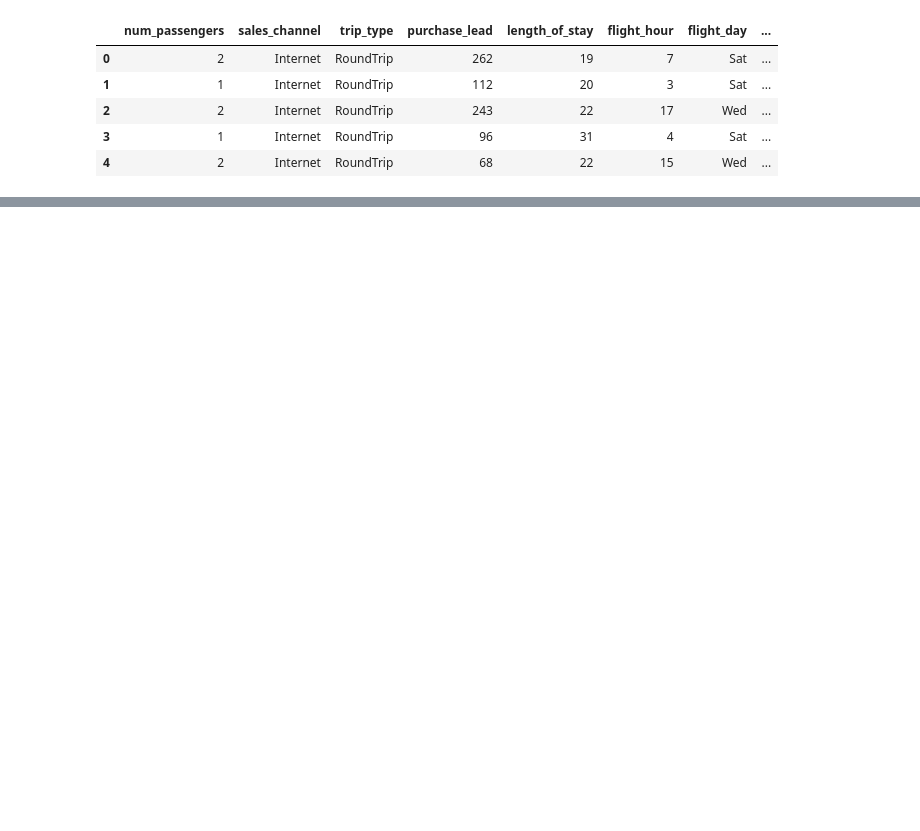
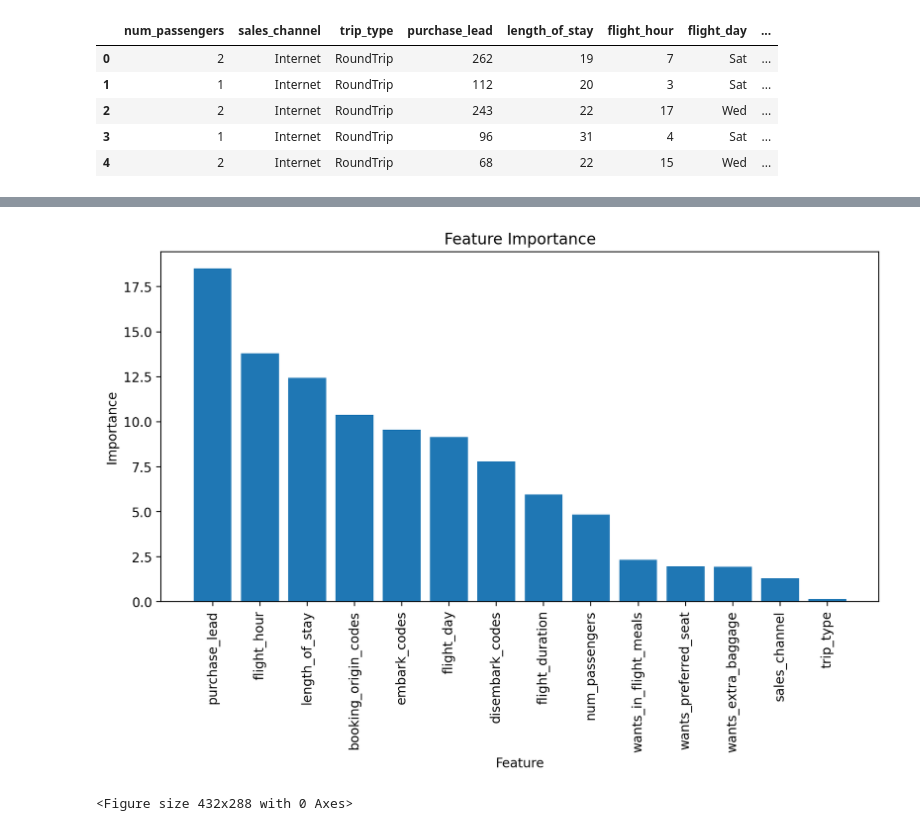
Before and after one commit to DOMINION-JOHN1/British-Airways, a Jupyter notebook: Customer data.ipynb, the cells around one changed output, grey strips where cells are left out. Drawn from its saved outputs; the diff is of its cells as text; code cells hidden in the pictures; blank space fills up the shorter version.

Commit message:
include codes to run minmax scaling,feature engineering and classifier

```diff
--- a/Customer data.ipynb
+++ b/Customer data.ipynb
@@ -16,0 +186,2 @@ df.head()
+# %%
+X_train_scaled = scaler.fit_transform(X_train)
@@ -16,0 +193,4 @@ df.head()
+# %%
+rfc = RandomForestClassifier(random_state=1)
+# %%
+rfc.fit(X_train_scaled, y_train)
@@ -16,0 +218,3 @@ df.head()
+# %%
+data = {'feature': X.columns, 'Importance': rfc.feature_importances_*100}
+feat_importance = pd.DataFrame(data=data).sort_values(by='Importance', ascending=False)
@@ -16,0 +239,12 @@ df.head()
+# %%
+plt.figure(figsize=(10,5), dpi=200)
+plt.bar(np.arange(len(feat_importance)), feat_importance['Importance'])
+plt.xticks(np.arange(len(feat_importance)), feat_importance['feature'], rotation=90)
+plt.ylabel('Importance')
+plt.xlabel('Feature')
+plt.title('Feature Importance')
+plt.show()
+plt.savefig('feature_importance')
+# %% [output]
+[figure, added]
+<Figure size 432x288 with 0 Axes>
```
Also changed, not shown: parts of 26 cells of this notebook.
